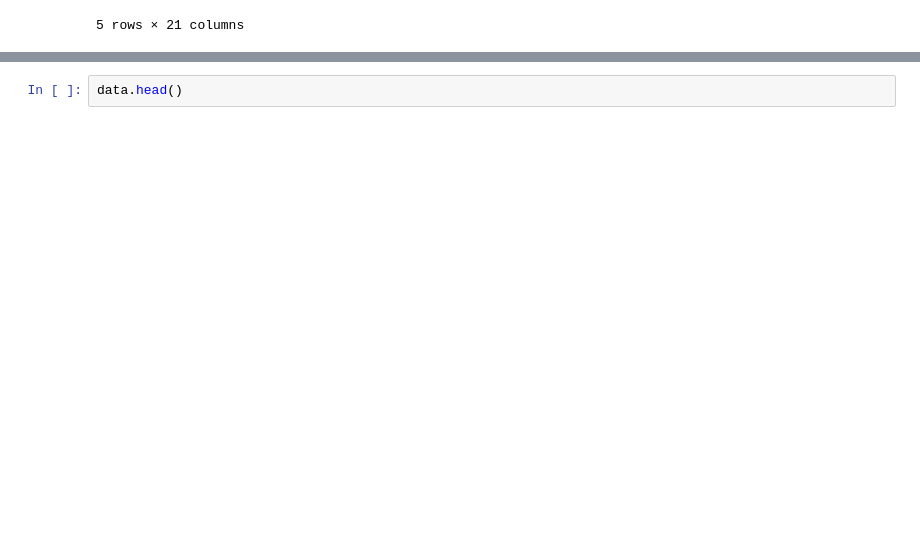
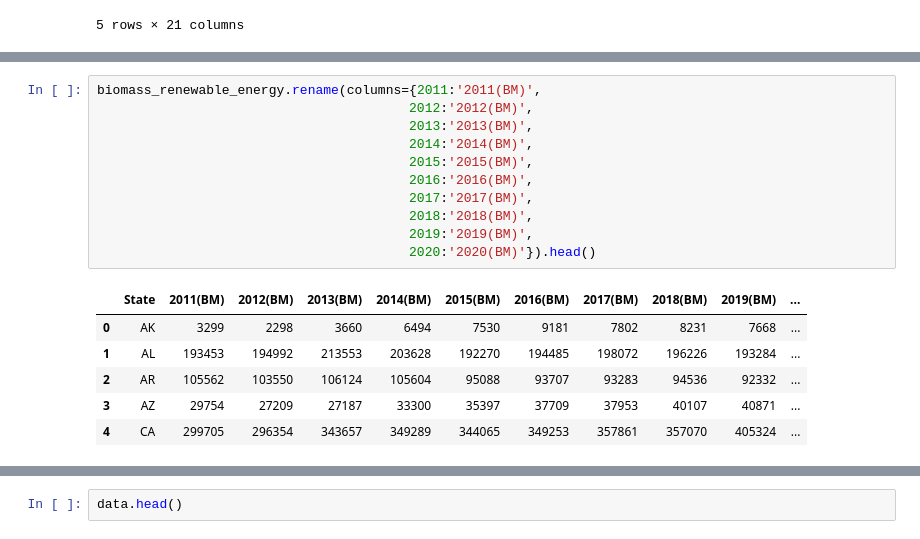
Before and after one commit to fraserclaire/Group3_Project4, a Jupyter notebook: ac/data_test.ipynb, the cells around one changed output, grey strips where cells are left out. Saved outputs shown, nothing was run; the diff lists cells and outputs as text; blank space fills up the shorter version.

```diff
--- a/ac/data_test.ipynb
+++ b/ac/data_test.ipynb
@@ -42,0 +59,18 @@ transposed_data.head()
+# %%
+biomass_renewable_energy.rename(columns={2011:'2011(BM)',
+                                        2012:'2012(BM)',
+                                        2013:'2013(BM)',
+                                        2014:'2014(BM)',
+                                        2015:'2015(BM)',
+                                        2016:'2016(BM)',
+                                        2017:'2017(BM)',
+                                        2018:'2018(BM)',
+                                        2019:'2019(BM)',
+                                        2020:'2020(BM)'}).head()
+# %% [output]
+|  | State | 2011(BM) | 2012(BM) | 2013(BM) | 2014(BM) | 2015(BM) | 2016(BM) | 2017(BM) | 2018(BM) | 2019(BM) | ... |
+| 0 | AK | 3299 | 2298 | 3660 | 6494 | 7530 | 9181 | 7802 | 8231 | 7668 | ... |
+| 1 | AL | 193453 | 194992 | 213553 | 203628 | 192270 | 194485 | 198072 | 196226 | 193284 | ... |
+| 2 | AR | 105562 | 103550 | 106124 | 105604 | 95088 | 93707 | 93283 | 94536 | 92332 | ... |
+| 3 | AZ | 29754 | 27209 | 27187 | 33300 | 35397 | 37709 | 37953 | 40107 | 40871 | ... |
+| 4 | CA | 299705 | 296354 | 343657 | 349289 | 344065 | 349253 | 357861 | 357070 | 405324 | ... |
```
Also changed, not shown: parts of 11 cells of this notebook, 5 other files.
